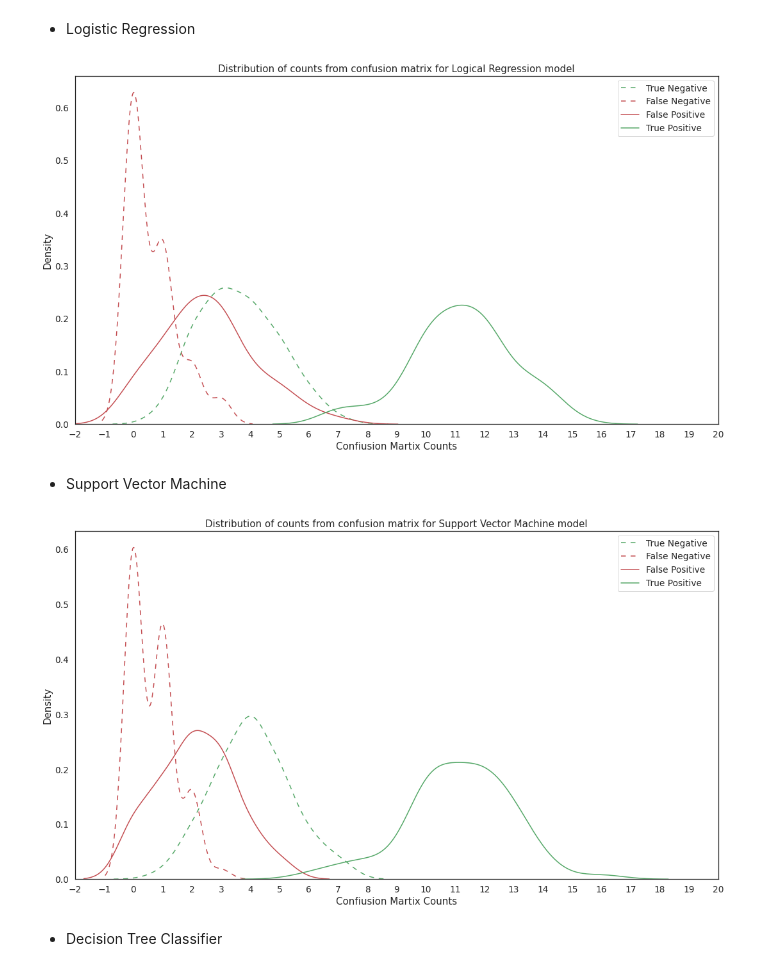
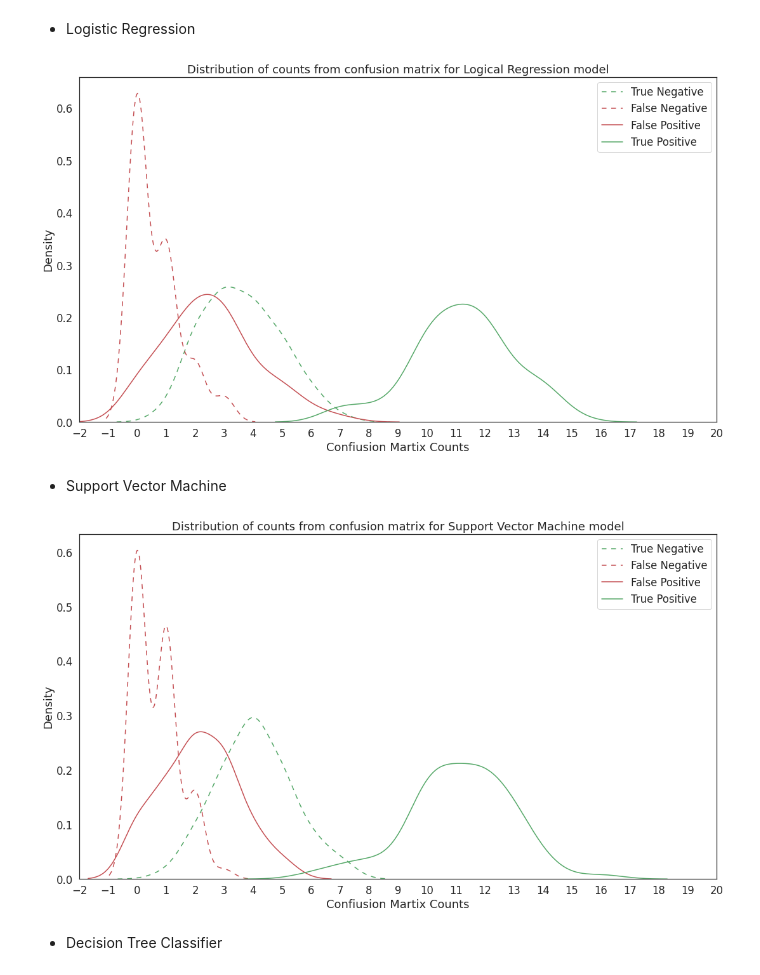
Before and after one commit to ljszatkowski/Applied-Data-Science-Capstone---Coursera, a Jupyter notebook: 09_Statistics_for_Predictive_Analysis.ipynb, the cells around one changed output. Drawn from its saved outputs; the diff is of its cells as text; code cells hidden in the pictures.

```diff
--- a/09_Statistics_for_Predictive_Analysis.ipynb
+++ b/09_Statistics_for_Predictive_Analysis.ipynb
@@ -125,14 +125,14 @@ We can see that both **Support Vector Machine** and **Decision Tree Classifier**
 We can also examine Boxplot for the correctness of each model.
 # %%
 plt.figure(figsize=(10, 5))
-sns.set(font_scale = 1.25)
+sns.set(font_scale = 1.5)
 sns.set_style("white")
 ax = sns.boxplot(x='value', y='variable', data=pd.melt(stat_df.loc[:,['LR_corr','SV_corr','TR_corr','KNN_corr']]))
 ax.yaxis.set_ticklabels(['Logistic Regression', 'Support Vector Machine','Decision Tree Classifier','k Nearest Neighbors'])
 
 plt.title("Distribution of Correctness of model")
 plt.xlabel('Correctness rate')
-plt.ylabel('Models')
+plt.ylabel(None)
 
 plt.show()
 plt.close()
@@ -145,7 +145,7 @@ Finally, we can view the histogram of correctness values and see if we can learn
 # %%
 plt.figure(figsize=(18, 10))
 
-sns.set(font_scale = 1.25)
+sns.set(font_scale = 1.5)
 sns.set_style("white")
 
 ax1 = sns.distplot(stat_df['LR_corr'], hist=False, color="r", label ="Logistic Regression")
@@ -234,7 +234,7 @@ We can prepare histograms for each models and looks again:
 # %%
 plt.figure(figsize=(18, 10))
 
-sns.set(font_scale = 1.25)
+sns.set(font_scale = 1.5)
 sns.set_style("white")
 
 ax1 = sns.distplot(stat_df['LR_TN'], hist=False, color="g", label ="True Negative")
@@ -254,34 +254,34 @@ plt.legend()
 plt.show()
 plt.close()
 # %% [output]
-[figure, old version]
+[figure, new version]
 # %% [markdown]
 * Support Vector Machine
 # %%
 plt.figure(figsize=(18, 10))
 
-sns.set(font_scale = 1.25)
+sns.set(font_scale = 1.5)
 sns.set_style("white")
 
 ax1 = sns.distplot(stat_df['SV_TN'], hist=False, color="g", label ="True Negative")
 ax2 = sns.distplot(stat_df['SV_FN'], hist=False, color="r", label ="False Negative", ax=ax1)
 ax3 = sns.distplot(stat_df['SV_FP'], hist=False, color="r", label ="False Positive", ax=ax1)
 ax4 = sns.distplot(stat_df['SV_TP'], hist=False, color="g", label ="True Positive", ax=ax1)
 ax1.lines[0].set_linestyle((0, (5, 5)))
 ax2.lines[1].set_linestyle((0, (5, 5)))
 ax1.set(xlim=(-2, 20))
 plt.xticks(np.arange(-2, 21, 1))
 
 
 plt.title("Distribution of counts from confusion matrix for Support Vector Machine model")
 plt.xlabel('Confiusion Martix Counts')
 plt.ylabel('Density')
 plt.legend()
 
 plt.show()
 plt.close()
 # %% [output]
-[figure, old version]
+[figure, new version]
 # %% [markdown]
 * Decision Tree Classifier
 # %%
```
Also changed, not shown: parts of 5 cells of this notebook.
